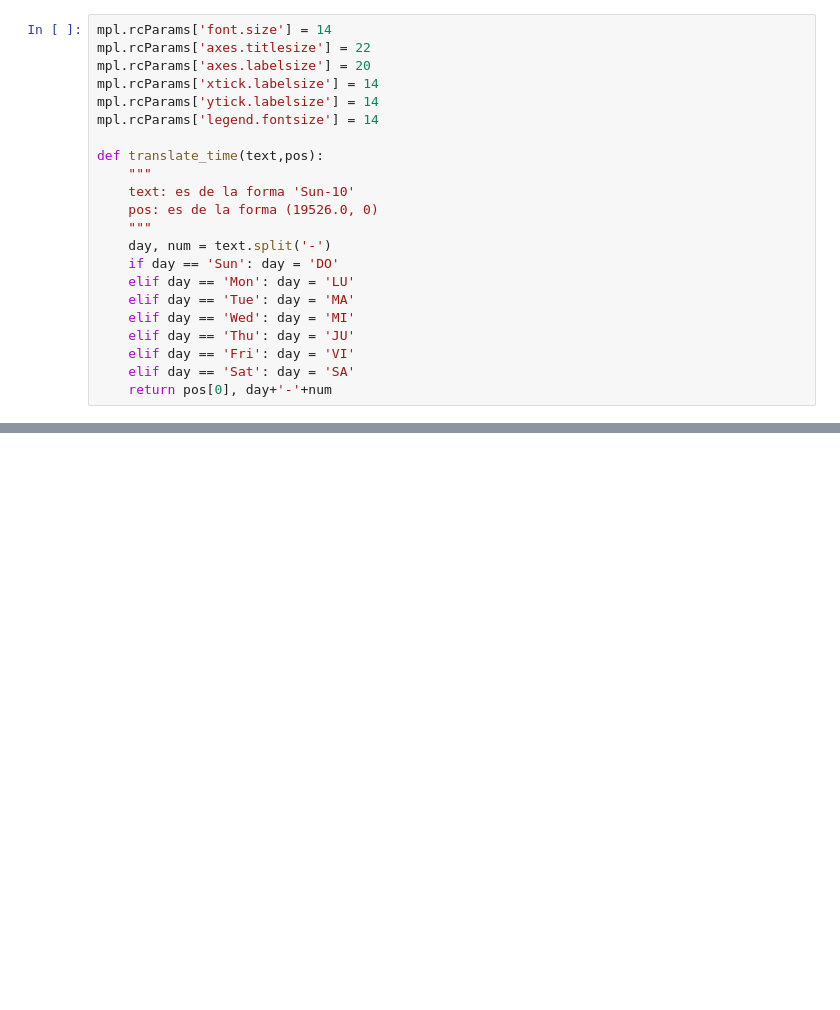
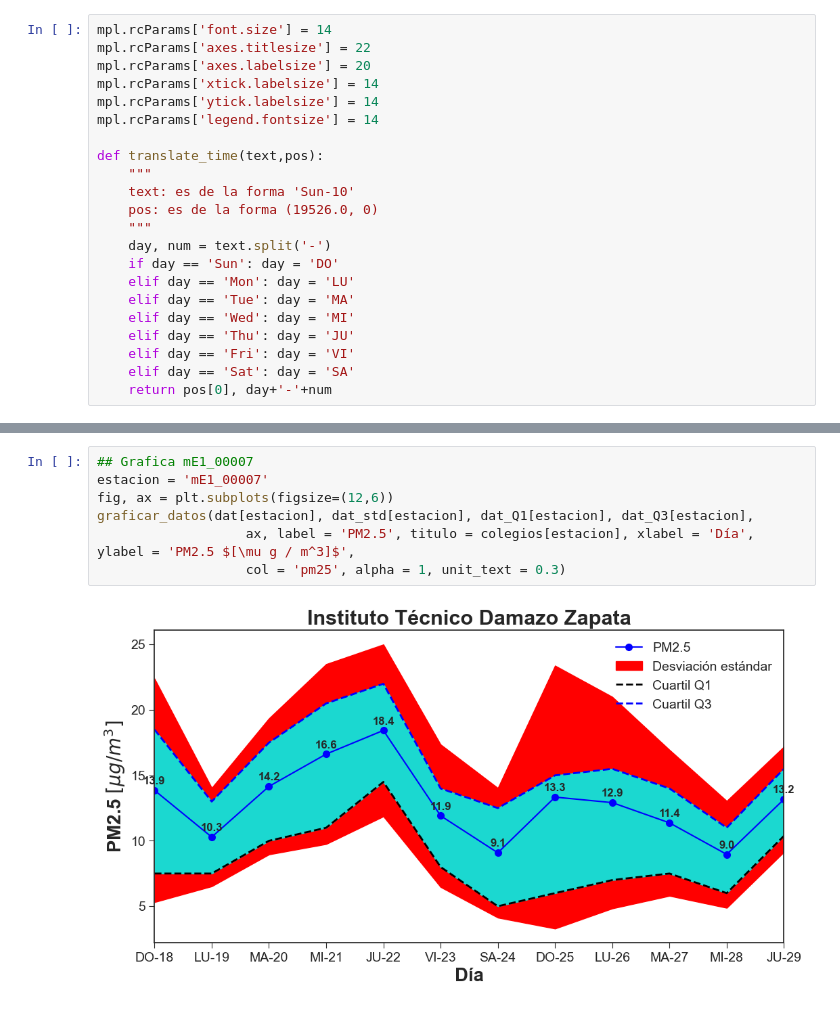
Before and after one commit to AndresGuarin/JupyterCodes, a Jupyter notebook: Data Analysis/Moncora/Gráficas_dia_sin_carro.ipynb, the cells around one changed output, grey strips where cells are left out. Cells and saved outputs as stored; diff of their text form; blank space fills up the shorter version.

```diff
--- a/Data Analysis/Moncora/Gráficas_dia_sin_carro.ipynb
+++ b/Data Analysis/Moncora/Gráficas_dia_sin_carro.ipynb
@@ -152,0 +227,9 @@ plt.show()
+# %%
+## Grafica mE1_00007
+estacion = 'mE1_00007'
+fig, ax = plt.subplots(figsize=(12,6))
+graficar_datos(dat[estacion], dat_std[estacion], dat_Q1[estacion], dat_Q3[estacion],
+                   ax, label = 'PM2.5', titulo = colegios[estacion], xlabel = 'Día', ylabel = 'PM2.5 $[\mu g / m^3]$',
+                   col = 'pm25', alpha = 1, unit_text = 0.3)
+# %% [output]
+[figure, added]
```
Also changed, not shown: parts of 22 cells of this notebook, 4 other files.
